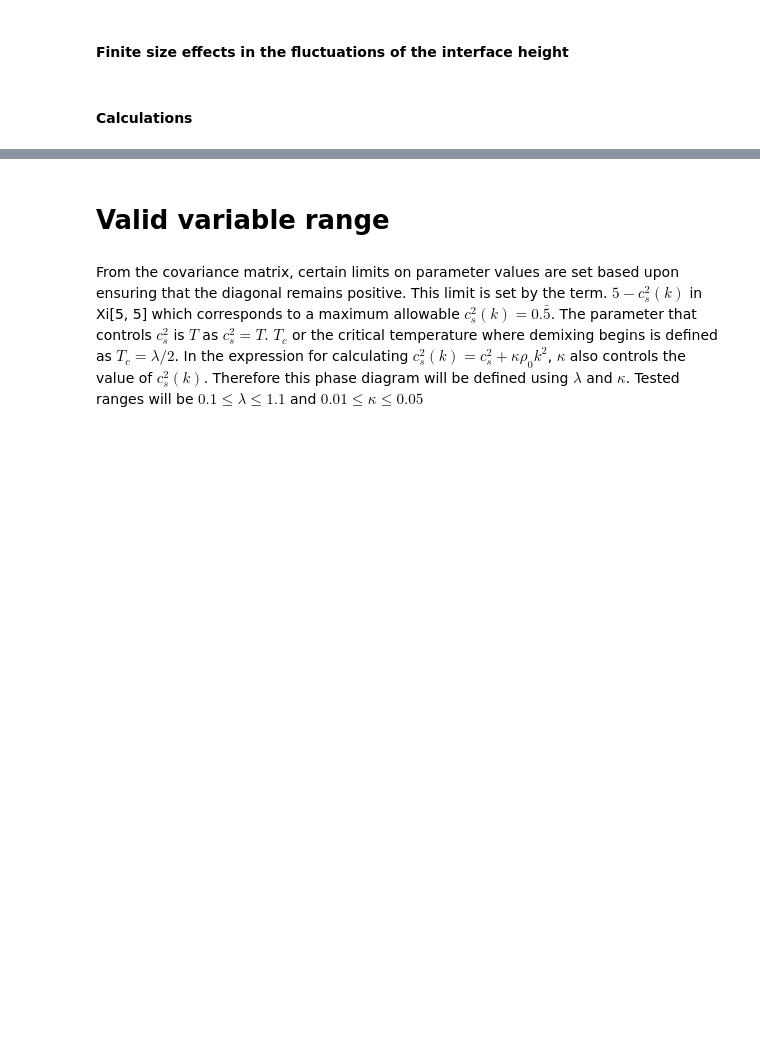
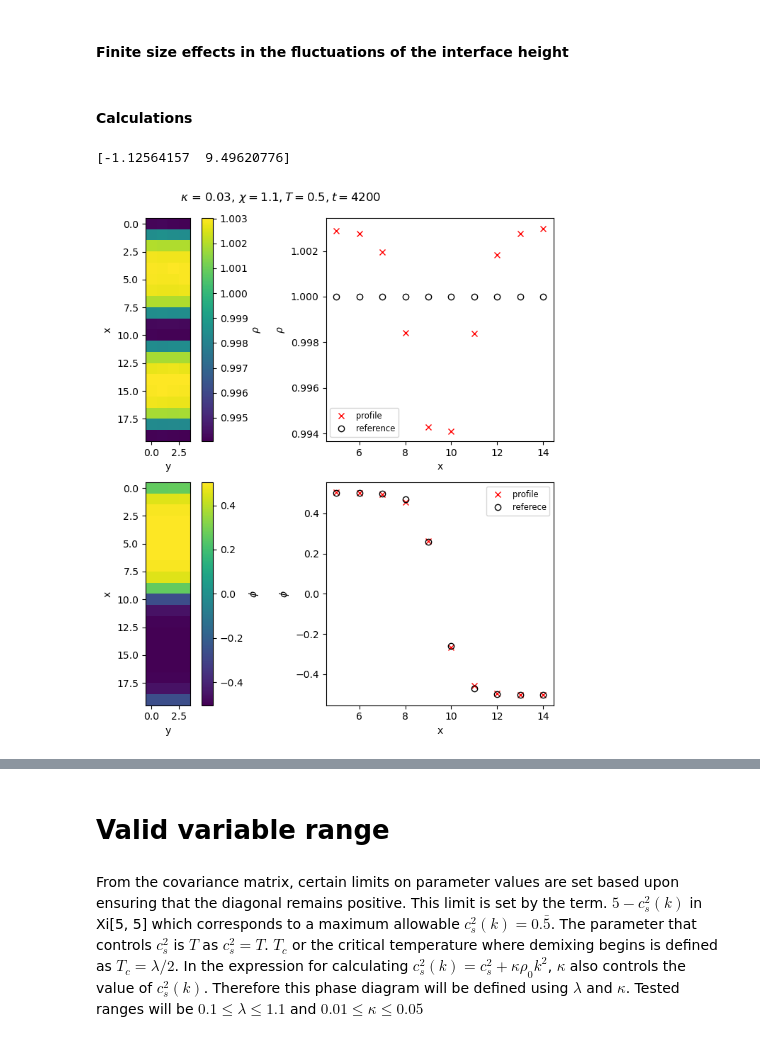
Before and after one commit to nkarthi95/LBMeX, a Jupyter notebook: src_lbm/binary/analysis.ipynb, the cells around one changed output, grey strips where cells are left out. Drawn from its saved outputs; the diff is of its cells as text; code cells hidden in the pictures; blank space fills up the shorter version.

```diff
--- a/src_lbm/binary/analysis.ipynb
+++ b/src_lbm/binary/analysis.ipynb
@@ -932,7 +948,7 @@ fig.tight_layout()
 # %%
 nx = 20
 ny = 4
-nz = 100
+nz = 200
 
 boxDim = np.array([nx, ny, nz])
 
@@ -953,34 +969,59 @@ savedir = f"./"
 # %%
 boxDim = np.array([nx, ny, nz])
 
 # profile = extract_data(savedir + sorted(glob.glob("./*.h5"))[-1], [nx, ny, nz], begin = 1, end = 2, nVars = 38)
-profile = extract_data(sorted(glob.glob(f"{savedir}/*.h5"))[-1], boxDim, begin = 1, end = 2, nVars = 38)
+path = sorted(glob.glob(f"{savedir}/*.h5"))[idx]
+profile = extract_data(path, boxDim, begin = 0, end = 2, nVars = 38)
 
 fit_func = lambda x, b, c: newton(fb, x0 = (0.6), args = (chi, T))*np.tanh(b*(x - c))
 
-fig, axs = plt.subplots(1, 2, figsize = (8, 4))
+fig, axs = plt.subplots(2, 2, figsize = (8, 8))
+axs = axs.flatten()
 
 ax = axs[0]
 im = ax.imshow(profile[0, :, : , nz//2])
-plt.colorbar(im, ax = ax)
+ax.set_xlabel("y")
+ax.set_ylabel("x")
+plt.colorbar(im, ax = ax, label = r"$\rho$")
 
 ax = axs[1]
 x = np.arange(nx//4, 3*nx//4, 1)
 im = ax.plot(x, profile[0, nx//4:3*nx//4, ny//2 , nz//2], 'rx', label = "profile")
-popt, pcov = curve_fit(fit_func, x, profile[0, nx//4:3*nx//4, ny//2 , nz//2], p0 = [-1, x[x.size//2]])
-xfit = np.linspace(x.min(), x.max(), 101)
-ax.plot(xfit, fit_func(xfit, *popt), label = "fit")
+ax.plot(x, np.ones(x.size), 'ko', label = "reference", markerfacecolor="None")
+
+ax.set_xlabel("x")
+ax.set_ylabel(r"$\rho$")
+ax.legend(ncol = 1, fontsize = 'small')
+
+ax = axs[2]
+im = ax.imshow(profile[1, :, : , nz//2])
+ax.set_xlabel("y")
+ax.set_ylabel("x")
+plt.colorbar(im, ax = ax, label = r"$\phi$")
+
+ax = axs[3]
+x = np.arange(nx//4, 3*nx//4, 1)
+im = ax.plot(x, profile[1, nx//4:3*nx//4, ny//2 , nz//2], 'rx', label = "profile")
+popt, pcov = curve_fit(fit_func, x, profile[1, nx//4:3*nx//4, ny//2 , nz//2], p0 = [-1, x[x.size//2]])
+# xfit = np.linspace(x.min(), x.max(), 101)
+# ax.plot(xfit, fit_func(xfit, *popt), label = "fit")
 
 # x = np.linspace(0, nx - 1, nx)
 b = -(chi**2.350)/(kappa**0.640 * T**5.559*489.435)
 y = newton(fb, x0 = (0.6), args = (chi, T))*np.tanh(b*(x - (nx - 1)/2))
+ax.plot(x, y, 'ko', label = "referece", markerfacecolor="None")
 
-ax.plot(x, y, 'ko', label = "profile prediction", markerfacecolor="None")
+ax.set_xlabel("x")
+ax.set_ylabel(r"$\phi$")
 ax.legend(ncol = 1, fontsize = 'small')
 
-fig.suptitle(f"$\kappa$ = {kappa}, $\chi = {chi}, T = {T}$")
+t = int(path.split("/")[-1].split(".")[0].split("_")[-1])
+fig.suptitle(f"$\kappa$ = {kappa}, $\chi = {chi}, T = {T}, t = {t}$")
 fig.tight_layout()
 print(popt)
+# %% [output]
+[-1.12564157  9.49620776]
+[figure, added]
 # %%
 heights_k = np.zeros((nz), dtype = np.complex128)
 
```
Also changed, not shown: parts of 6 cells of this notebook, 3 other files.
